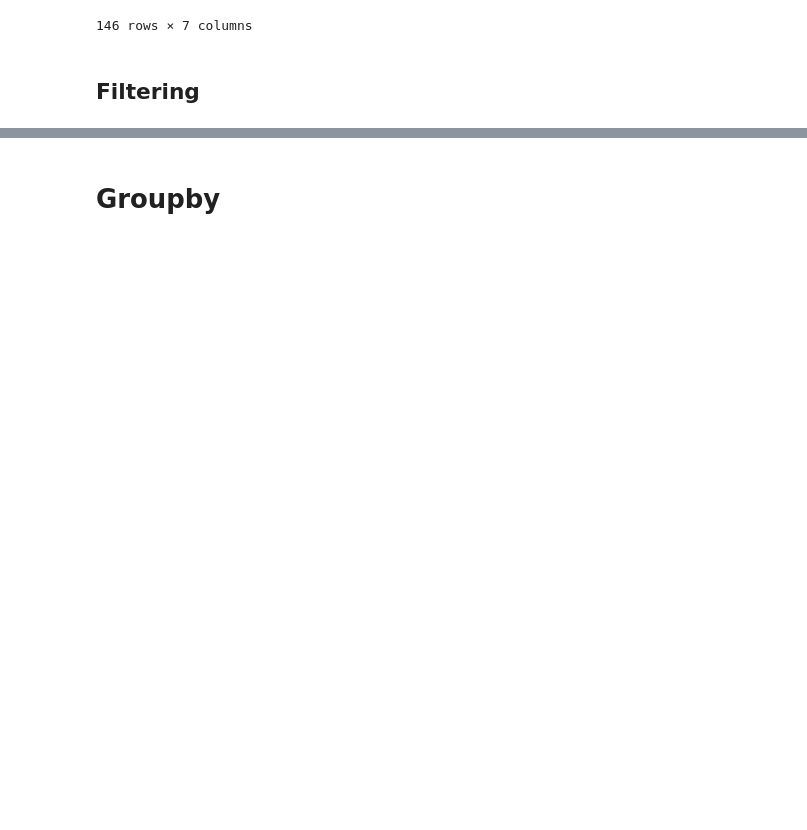
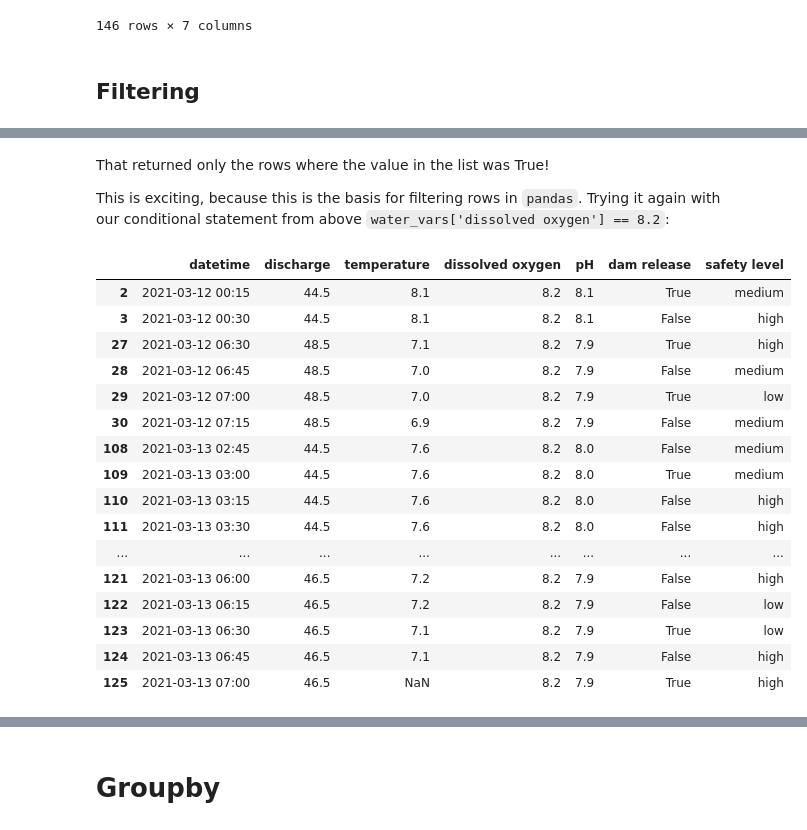
Before and after one commit to rwegener2/sarp_lessons, a Jupyter notebook: lessons/lesson_4/lesson_4_tabular.ipynb, the cells around one changed output, grey strips where cells are left out. Drawn from its saved outputs; the diff is of its cells as text; code cells hidden in the pictures; blank space fills up the shorter version.

```diff
--- a/lessons/lesson_4/lesson_4_tabular.ipynb
+++ b/lessons/lesson_4/lesson_4_tabular.ipynb
@@ -50,0 +92,28 @@ water_vars
+# %% [markdown]
+That returned only the rows where the value in the list was True!
+
+This is exciting, because this is the basis for filtering rows in `pandas`.  Trying it again with our conditional statement from above `water_vars['dissolved oxygen'] == 8.2`:
+# %%
+# make a dataframe indicating where dissolved oxygen == 8.2
+boolean_dataframe = water_vars['dissolved oxygen'] == 8.2
+# %%
+# returns only the rows where dissolved oxygen == 8.2
+water_vars[boolean_dataframe]
+# %% [output]
+|  | datetime | discharge | temperature | dissolved oxygen | pH | dam release | safety level |
+| 2 | 2021-03-12 00:15 | 44.5 | 8.1 | 8.2 | 8.1 | True | medium |
+| 3 | 2021-03-12 00:30 | 44.5 | 8.1 | 8.2 | 8.1 | False | high |
+| 27 | 2021-03-12 06:30 | 48.5 | 7.1 | 8.2 | 7.9 | True | high |
+| 28 | 2021-03-12 06:45 | 48.5 | 7.0 | 8.2 | 7.9 | False | medium |
+| 29 | 2021-03-12 07:00 | 48.5 | 7.0 | 8.2 | 7.9 | True | low |
+| 30 | 2021-03-12 07:15 | 48.5 | 6.9 | 8.2 | 7.9 | False | medium |
+| 108 | 2021-03-13 02:45 | 44.5 | 7.6 | 8.2 | 8.0 | False | medium |
+| 109 | 2021-03-13 03:00 | 44.5 | 7.6 | 8.2 | 8.0 | True | medium |
+| 110 | 2021-03-13 03:15 | 44.5 | 7.6 | 8.2 | 8.0 | False | high |
+| 111 | 2021-03-13 03:30 | 44.5 | 7.6 | 8.2 | 8.0 | False | high |
+| ... | ... | ... | ... | ... | ... | ... | ... |
+| 121 | 2021-03-13 06:00 | 46.5 | 7.2 | 8.2 | 7.9 | False | high |
+| 122 | 2021-03-13 06:15 | 46.5 | 7.2 | 8.2 | 7.9 | False | low |
+| 123 | 2021-03-13 06:30 | 46.5 | 7.1 | 8.2 | 7.9 | True | low |
+| 124 | 2021-03-13 06:45 | 46.5 | 7.1 | 8.2 | 7.9 | False | high |
+| 125 | 2021-03-13 07:00 | 46.5 | NaN | 8.2 | 7.9 | True | high |
```
Also changed, not shown: parts of 72 cells of this notebook, 4 other files.
